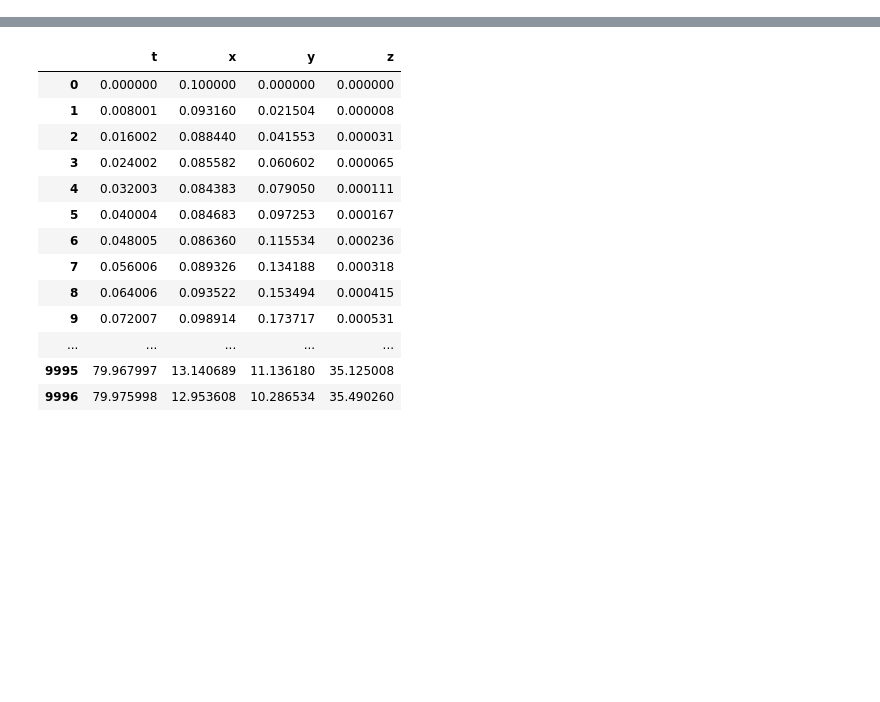
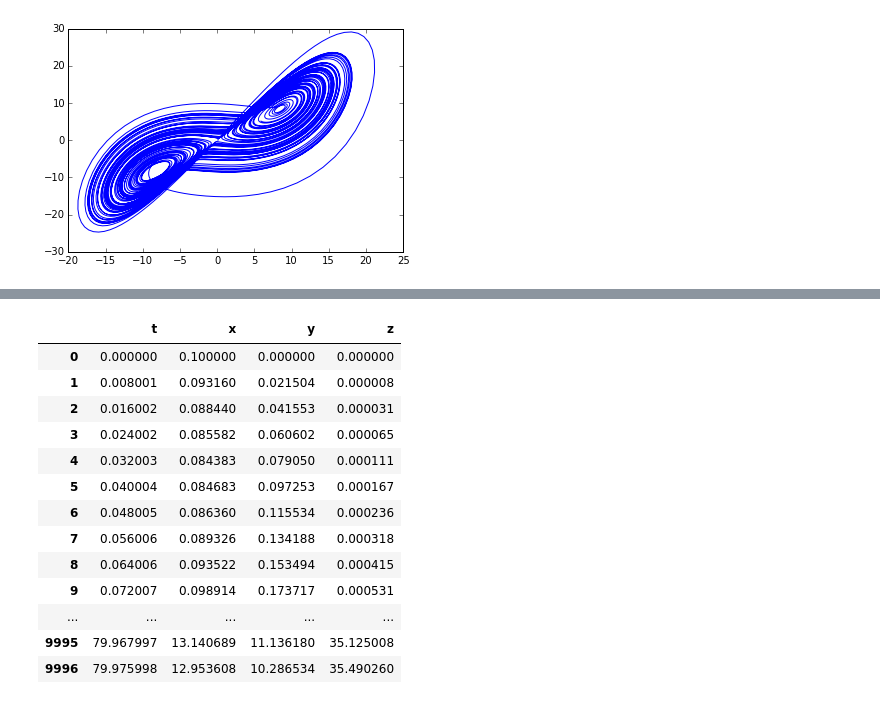
Before and after one commit to stewa165/CS510-Fall2015-Midterm, a Jupyter notebook: ExploreAttractor.ipynb, the cells around one changed output, grey strips where cells are left out. Cells and saved outputs as stored; diff of their text form; code cells hidden in the pictures; blank space fills up the shorter version.

```diff
--- a/ExploreAttractor.ipynb
+++ b/ExploreAttractor.ipynb
@@ -5,0 +43,4 @@ a = Attractor()
+# %%
+a.plotxy()
+# %% [output]
+[figure, added]
```
Also changed, not shown: parts of 22 cells of this notebook, 1 other file.
